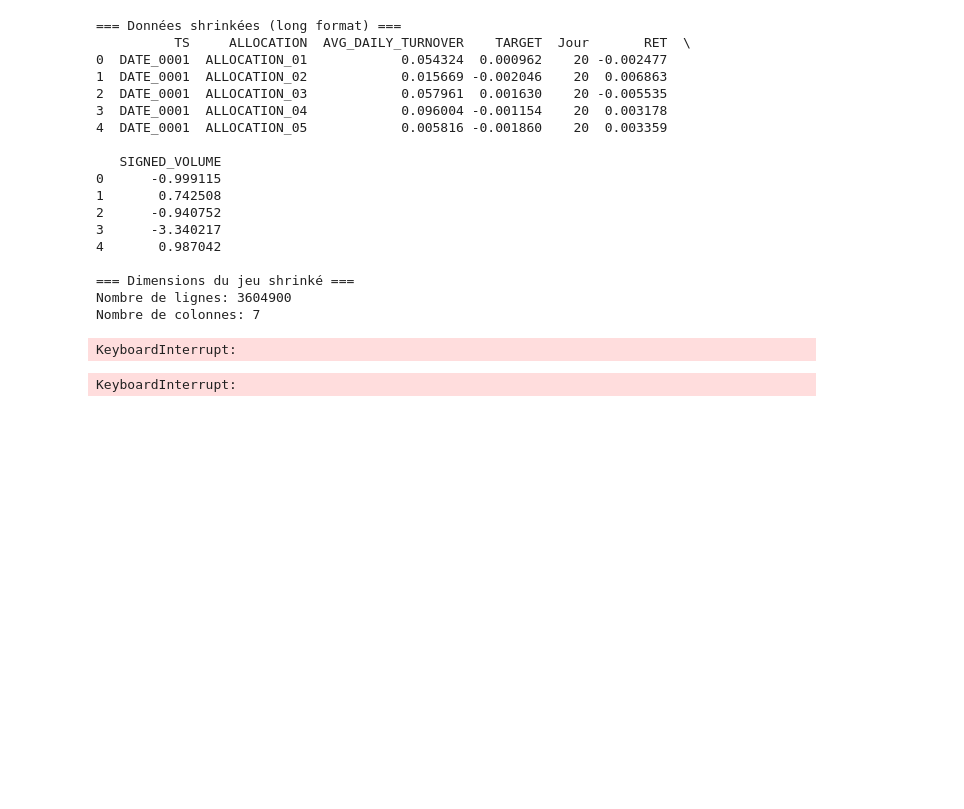
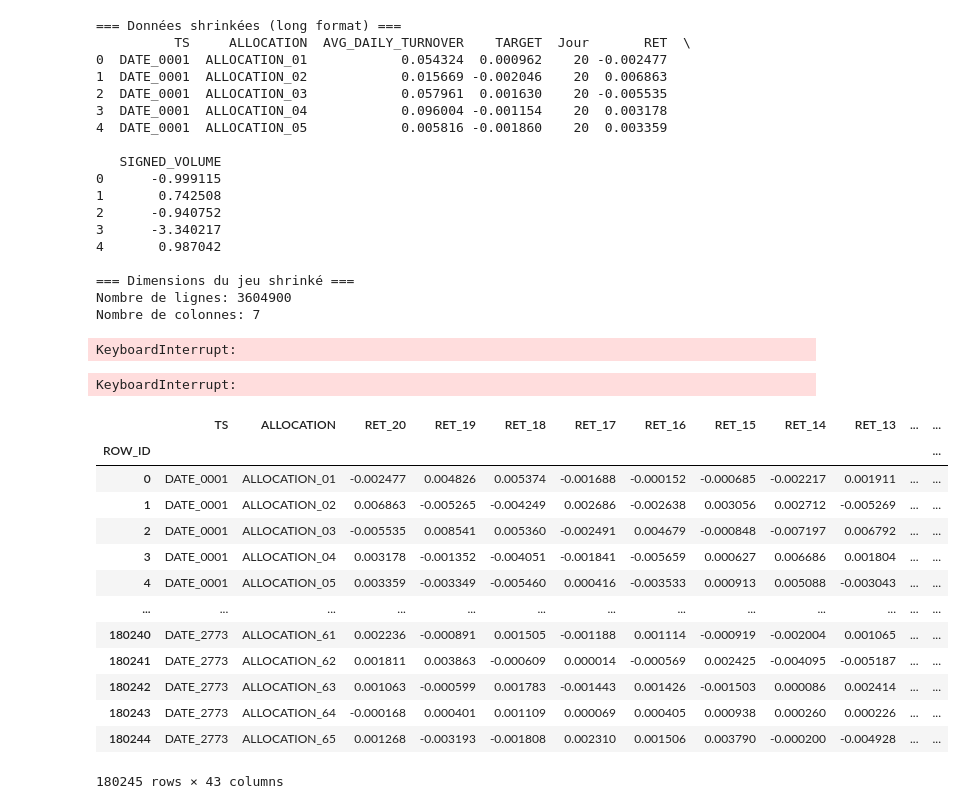
Before and after one commit to albertoconador/QRT_kaggle_10_25, a Jupyter notebook: explore.ipynb, the cells around one changed output. Saved outputs shown, nothing was run; the diff lists cells and outputs as text; code cells hidden in the pictures; blank space fills up the shorter version.

```diff
--- a/explore.ipynb
+++ b/explore.ipynb
@@ -148,3 +148,20 @@ plt.legend()
 plt.show()
 # %% [output]
 KeyboardInterrupt:
+# %%
+X_train
+# %% [output]
+|  | TS | ALLOCATION | RET_20 | RET_19 | RET_18 | RET_17 | RET_16 | RET_15 | RET_14 | RET_13 | ... | ... |
+| ROW_ID |  |  |  |  |  |  |  |  |  |  |  | ... |
+| 0 | DATE_0001 | ALLOCATION_01 | -0.002477 | 0.004826 | 0.005374 | -0.001688 | -0.000152 | -0.000685 | -0.002217 | 0.001911 | ... | ... |
+| 1 | DATE_0001 | ALLOCATION_02 | 0.006863 | -0.005265 | -0.004249 | 0.002686 | -0.002638 | 0.003056 | 0.002712 | -0.005269 | ... | ... |
+| 2 | DATE_0001 | ALLOCATION_03 | -0.005535 | 0.008541 | 0.005360 | -0.002491 | 0.004679 | -0.000848 | -0.007197 | 0.006792 | ... | ... |
+| 3 | DATE_0001 | ALLOCATION_04 | 0.003178 | -0.001352 | -0.004051 | -0.001841 | -0.005659 | 0.000627 | 0.006686 | 0.001804 | ... | ... |
+| 4 | DATE_0001 | ALLOCATION_05 | 0.003359 | -0.003349 | -0.005460 | 0.000416 | -0.003533 | 0.000913 | 0.005088 | -0.003043 | ... | ... |
+| ... | ... | ... | ... | ... | ... | ... | ... | ... | ... | ... | ... | ... |
+| 180240 | DATE_2773 | ALLOCATION_61 | 0.002236 | -0.000891 | 0.001505 | -0.001188 | 0.001114 | -0.000919 | -0.002004 | 0.001065 | ... | ... |
+| 180241 | DATE_2773 | ALLOCATION_62 | 0.001811 | 0.003863 | -0.000609 | 0.000014 | -0.000569 | 0.002425 | -0.004095 | -0.005187 | ... | ... |
+| 180242 | DATE_2773 | ALLOCATION_63 | 0.001063 | -0.000599 | 0.001783 | -0.001443 | 0.001426 | -0.001503 | 0.000086 | 0.002414 | ... | ... |
+| 180243 | DATE_2773 | ALLOCATION_64 | -0.000168 | 0.000401 | 0.001109 | 0.000069 | 0.000405 | 0.000938 | 0.000260 | 0.000226 | ... | ... |
+| 180244 | DATE_2773 | ALLOCATION_65 | 0.001268 | -0.003193 | -0.001808 | 0.002310 | 0.001506 | 0.003790 | -0.000200 | -0.004928 | ... | ... |
+180245 rows × 43 columns
```
Also changed, not shown: parts of 2 cells of this notebook, 1 other file.
